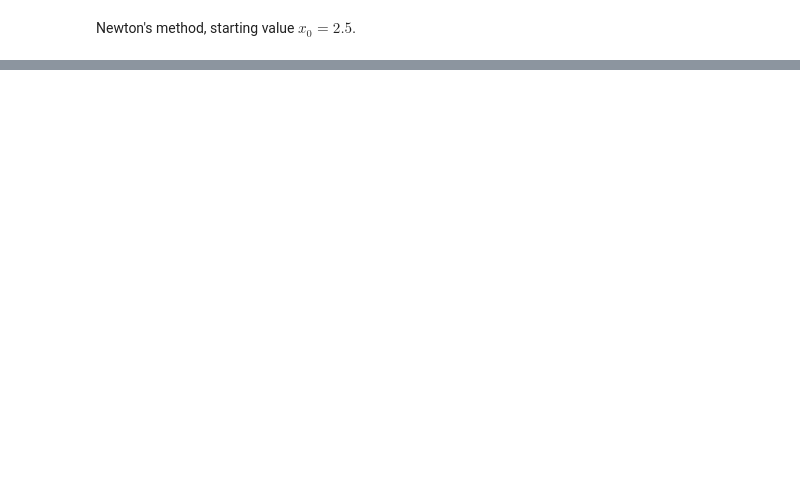
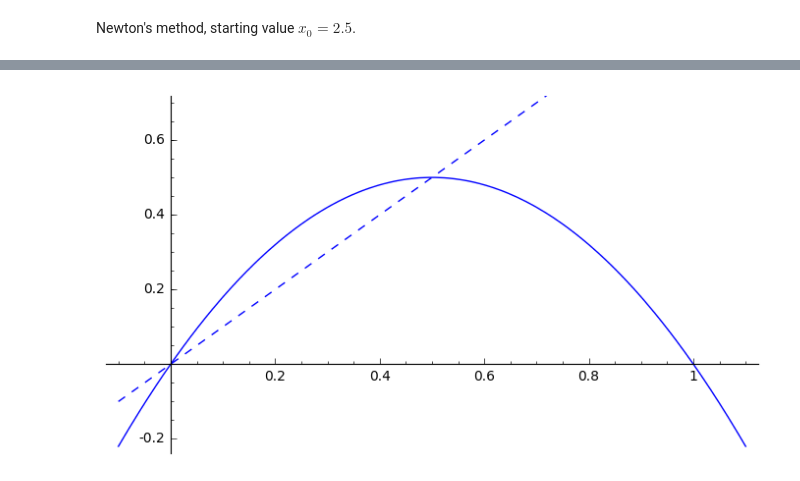
Before and after one commit to coltongrainger/fy18eo, a Jupyter notebook: numerical-methods/arithmetic-rootfinding-hw1.ipynb, the cells around one changed output, grey strips where cells are left out. Drawn from its saved outputs; the diff is of its cells as text; code cells hidden in the pictures; blank space fills up the shorter version.

```diff
--- a/numerical-methods/arithmetic-rootfinding-hw1.ipynb
+++ b/numerical-methods/arithmetic-rootfinding-hw1.ipynb
@@ -354,0 +593,3 @@ Use the techniques of Section 2.3 to determine the order of convergence and the
+# %%
+g = 2*x*(1-x)
+print(g(x=0), g(x=0.5))
@@ -354,0 +603,6 @@ Use the techniques of Section 2.3 to determine the order of convergence and the
+# %%
+A = plot(g, (x, -0.1, 1.1))
+B = plot(x, (x, -0.1, 1.1), linestyle = '--')
+show(A + B, ymax = 0.7, figsize = [7,4])
+# %% [output]
+[figure, added]
```
Also changed, not shown: parts of 42 cells of this notebook.
